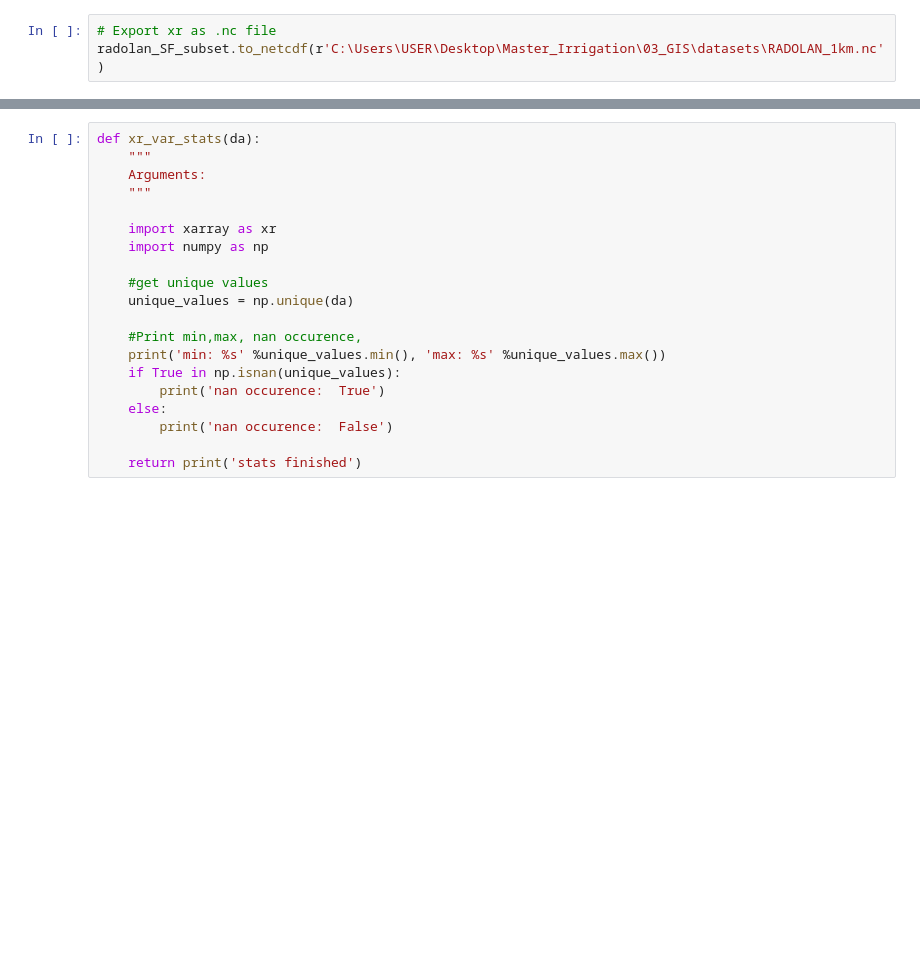
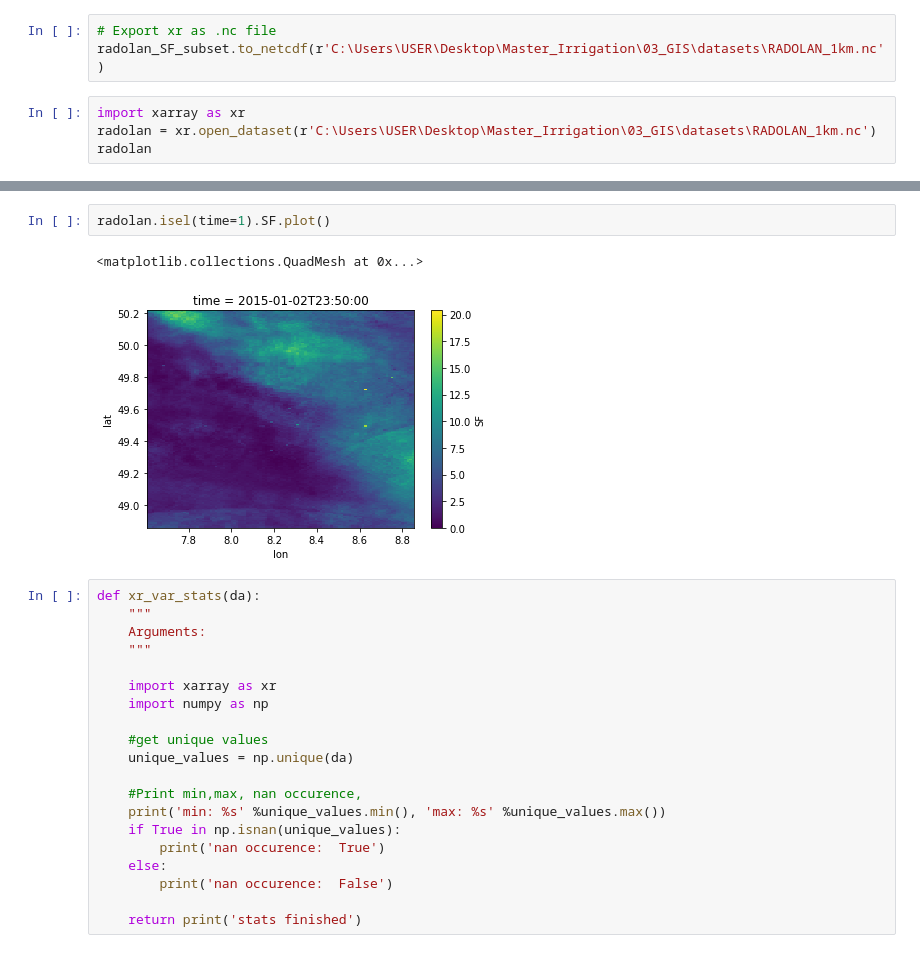
Before and after one commit to till90/irrigation_detection, a Jupyter notebook: 02_RADOLAN_1km.ipynb, the cells around one changed output, grey strips where cells are left out. Saved outputs shown, nothing was run; the diff lists cells and outputs as text; blank space fills up the shorter version.

```diff
--- a/02_RADOLAN_1km.ipynb
+++ b/02_RADOLAN_1km.ipynb
@@ -33,3 +33,7 @@ radolan_SF_subset['SF'] = radolan_SF_subset['SF'] * 0.1
 # %%
 # Export xr as .nc file
 radolan_SF_subset.to_netcdf(r'C:\Users\USER\Desktop\Master_Irrigation\03_GIS\datasets\RADOLAN_1km.nc')
+# %%
+import xarray as xr
+radolan = xr.open_dataset(r'C:\Users\USER\Desktop\Master_Irrigation\03_GIS\datasets\RADOLAN_1km.nc')
+radolan
@@ -36,3 +54,8 @@ radolan_SF_subset.to_netcdf(r'C:\Users\USER\Desktop\Master_Irrigation\03_GIS\dat
+# %%
+radolan.isel(time=1).SF.plot()
+# %% [output]
+<matplotlib.collections.QuadMesh at 0x...>
+[figure, added]
 # %%
 def xr_var_stats(da):
     """
```
Also changed, not shown: parts of 1 cell of this notebook, 3 other files.
